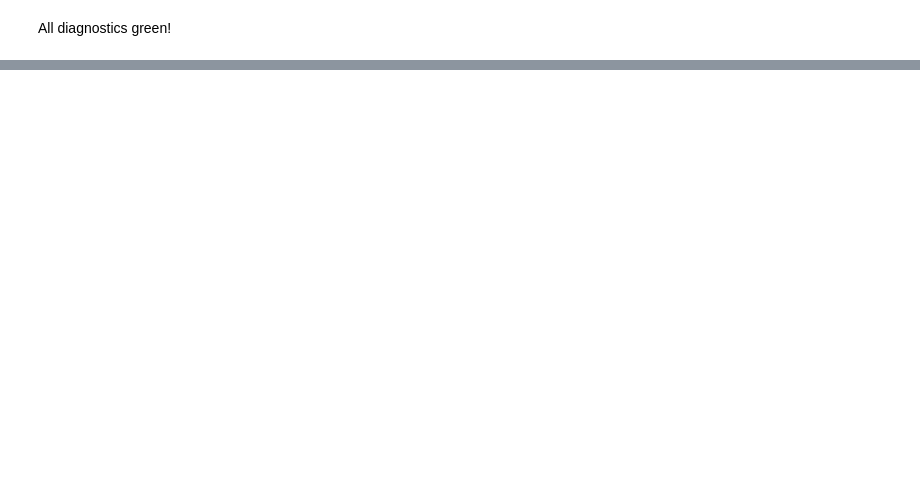
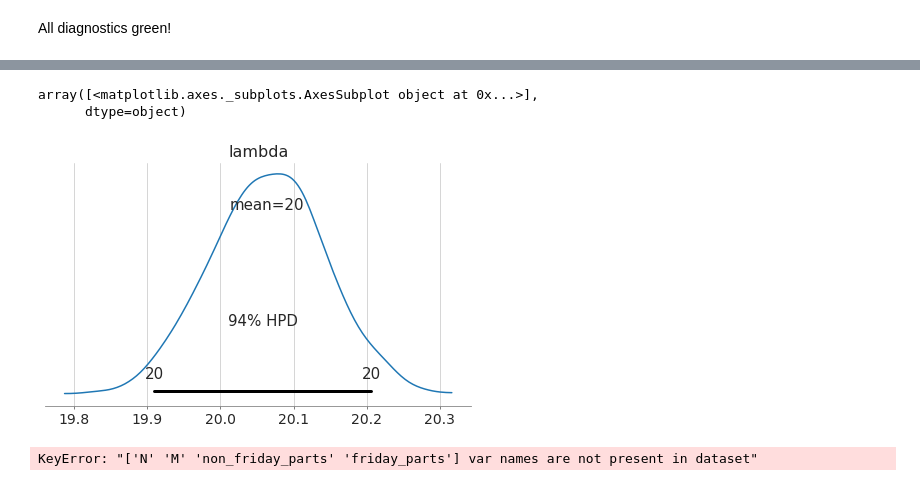
Before and after one commit to eigenfoo/parts, a Jupyter notebook: src/02-model-initial.ipynb, the cells around one changed output, grey strips where cells are left out. Saved outputs shown, nothing was run; the diff lists cells and outputs as text; code cells hidden in the pictures; blank space fills up the shorter version.

```diff
--- a/src/02-model-initial.ipynb
+++ b/src/02-model-initial.ipynb
@@ -132,0 +127,17 @@ All diagnostics green!
+# %%
+cmdstanpy_data = az.from_cmdstanpy(
+    observed_data=data,
+    posterior=fit,
+    posterior_predictive=[
+        "post_pred_non_friday_parts",
+        "post_pred_friday_parts"
+    ],
+    coords={
+        'non_friday_lectures': np.arange(data["N"]),
+        'friday_lectures': np.arange(data["M"])
+    },
+    dims={
+        "post_pred_non_friday_parts": ["non_friday_lectures"],
+        "post_pred_friday_parts": ["friday_lectures"]
+    }
+)
@@ -132,0 +159,10 @@ All diagnostics green!
+# %%
+az.plot_posterior(cmdstanpy_data)
+# %% [output]
+array([<matplotlib.axes._subplots.AxesSubplot object at 0x...>],
+      dtype=object)
+[figure, added]
+# %%
+az.plot_ppc(cmdstanpy_data)
+# %% [output]
+KeyError: "['N' 'M' 'non_friday_parts' 'friday_parts'] var names are not present in dataset"
```
Also changed, not shown: parts of 11 cells of this notebook, 1 other file.
